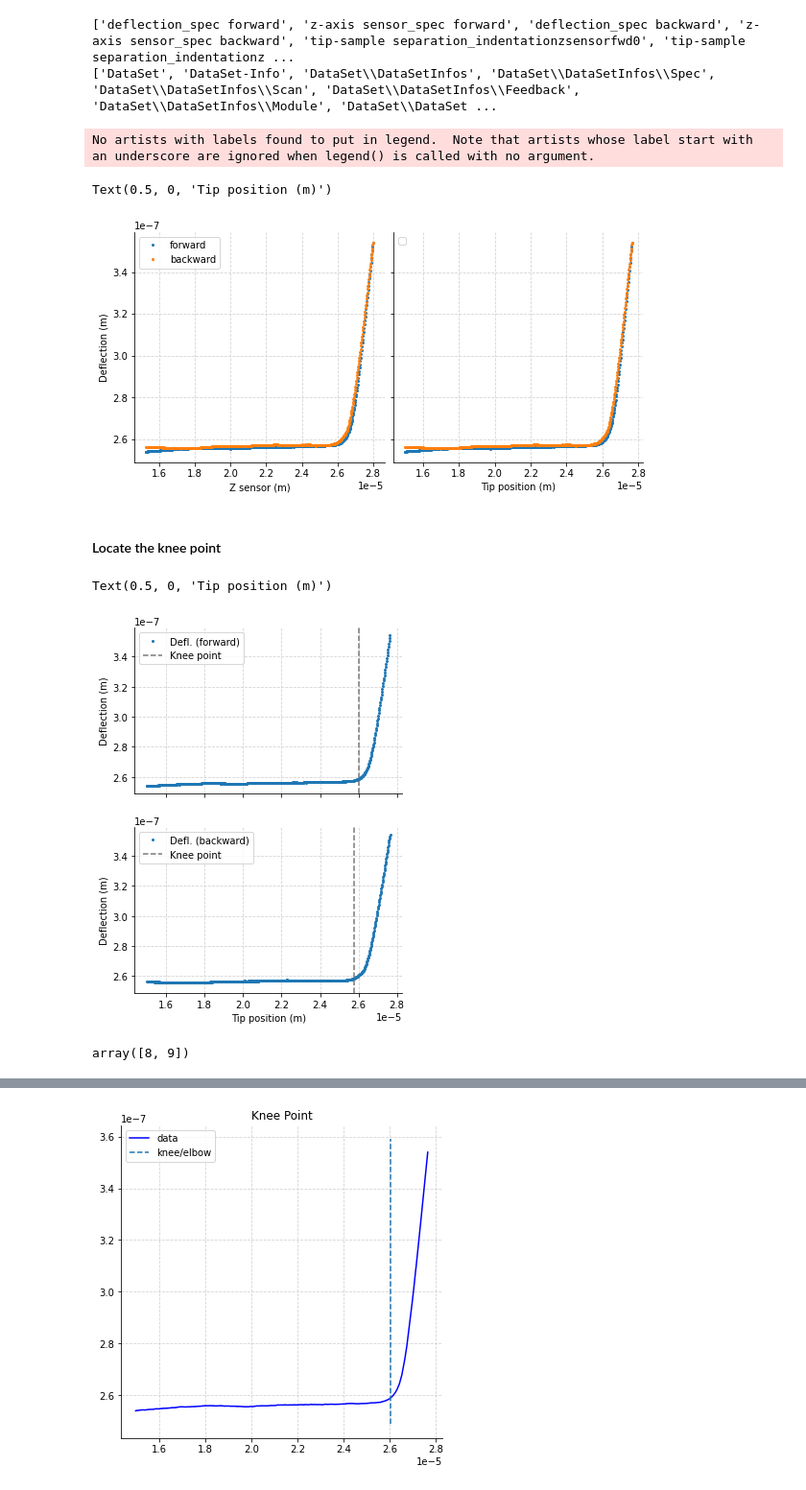
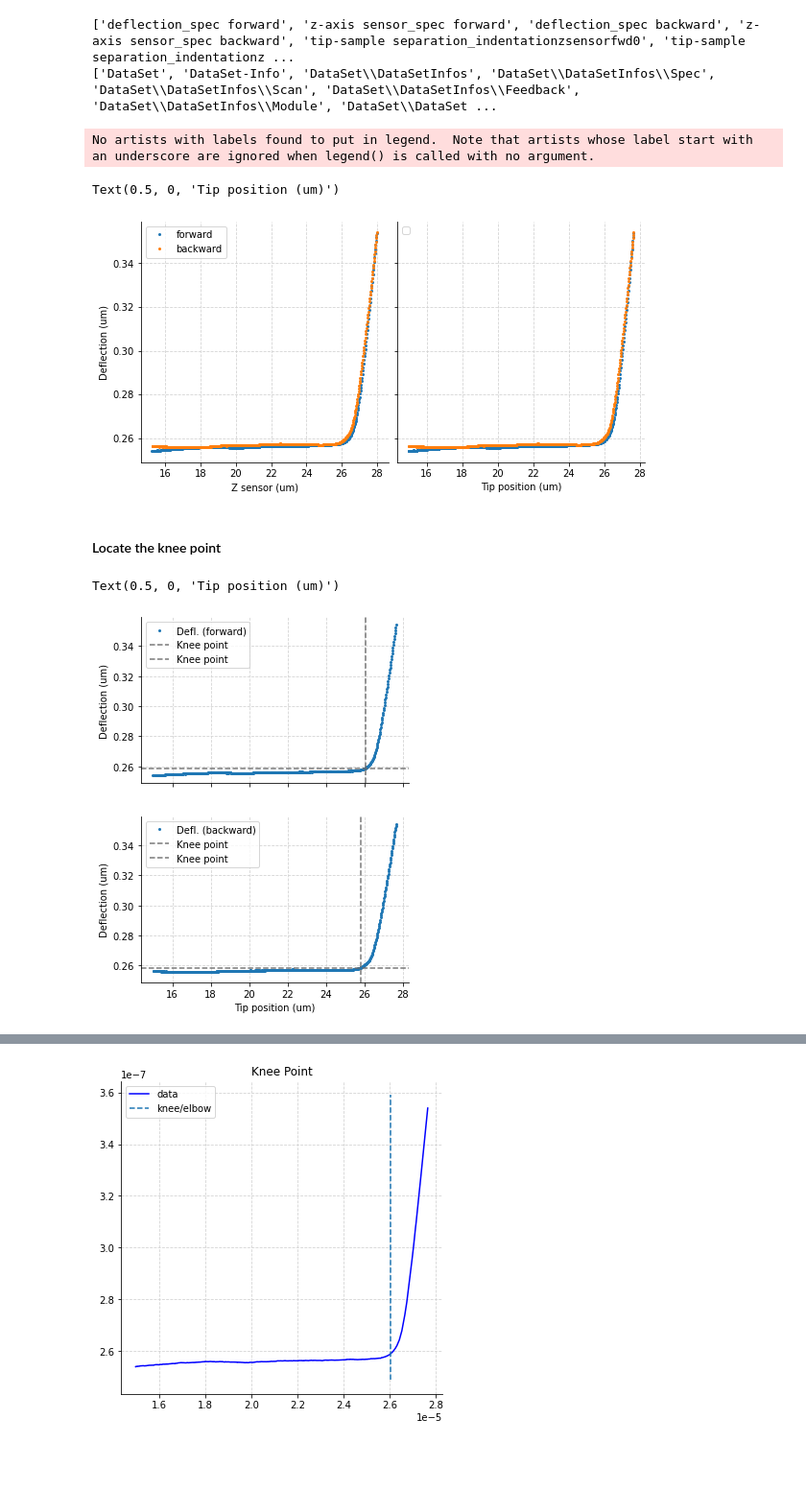
Before and after one commit to sungwoo306/Hydrogel, a Jupyter notebook: notebooks/20230106/highly entangled hydrogel(C=3.2).ipynb, the cells around one changed output, grey strips where cells are left out. Shown at 96% size. Drawn from its saved outputs; the diff is of its cells as text; code cells hidden in the pictures; blank space fills up the shorter version.

Commit message:
Further attempts at nonlinear curve fitting

```diff
--- a/notebooks/20230106/highly entangled hydrogel(C=3.2).ipynb
+++ b/notebooks/20230106/highly entangled hydrogel(C=3.2).ipynb
@@ -21,8 +21,8 @@ print(list(data.keys()))
 print(list(config.sections()))
 
 modes = ("forward", "backward")
-z_sens = {mode: data[f"z-axis sensor_spec {mode}"].reshape(-1) for mode in modes}
-defl = {mode: data[f"deflection_spec {mode}"].reshape(-1) for mode in modes}
+z_sens = {mode: data[f"z-axis sensor_spec {mode}"].reshape(-1)*1.0e6 for mode in modes}
+defl = {mode: data[f"deflection_spec {mode}"].reshape(-1)*1.0e6 for mode in modes}
 z_tip = {mode: z_sens[mode] - defl[mode] for mode in modes}
 # %% [output]
 ['deflection_spec forward', 'z-axis sensor_spec forward', 'deflection_spec backward', 'z-axis sensor_spec backward', 'tip-sample separation_indentationzsensorfwd0', 'tip-sample separation_indentationz ...
@@ -43,37 +43,28 @@ for mode in modes:
 for ax in axes:
     ax.legend()
 
-axes[0].set_ylabel("Deflection (m)")
-axes[0].set_xlabel("Z sensor (m)")
-axes[1].set_xlabel("Tip position (m)")
+axes[0].set_ylabel("Deflection (um)")
+axes[0].set_xlabel("Z sensor (um)")
+axes[1].set_xlabel("Tip position (um)")
 # %% [output]
 No artists with labels found to put in legend.  Note that artists whose label start with an underscore are ignored when legend() is called with no argument.
-Text(0.5, 0, 'Tip position (m)')
+Text(0.5, 0, 'Tip position (um)')
-[figure, old version]
+[figure, new version]
 # %% [markdown]
 #### Locate the knee point
 # %%
 import kneed
 knee_locs = {mode: kneed.KneeLocator(z_tip[mode], defl[mode], curve = "convex") for mode in modes}
 fig, axes = plt.subplots(2, 1, figsize = (5, 7), sharex = True, sharey = True)
 for mode, ax in zip(modes, axes):
     ax.plot(z_tip[mode], defl[mode], ".", label = f"Defl. ({mode})", **plot_kwargs)
     ax.axvline(x = knee_locs[mode].knee, color = "dimgray", linestyle = "--", alpha = 0.9, label = "Knee point")
-    ax.set_ylabel("Deflection (m)")
+    ax.axhline(y = knee_locs[mode].knee_y, color = "dimgray", linestyle = "--", alpha = 0.9, label = "Knee point")
+    ax.set_ylabel("Deflection (um)")
     ax.legend()
 
-axes[-1].set_xlabel("Tip position (m)")
+axes[-1].set_xlabel("Tip position (um)")
 # %% [output]
-Text(0.5, 0, 'Tip position (m)')
+Text(0.5, 0, 'Tip position (um)')
-[figure, old version]
+[figure, new version]
-# %%
-import numpy as np
-arr1 = np.array([1, 2, 3, 4, 5])
-arr2 = np.array([5, 6, 7, 8, 9])
-greater_inds = arr1>3
-
-arr1[arr1>3] #logical indexing
-arr2[arr2>7]
-# %% [output]
-array([8, 9])
 # %%
```
Also changed, not shown: parts of 3 cells of this notebook.
